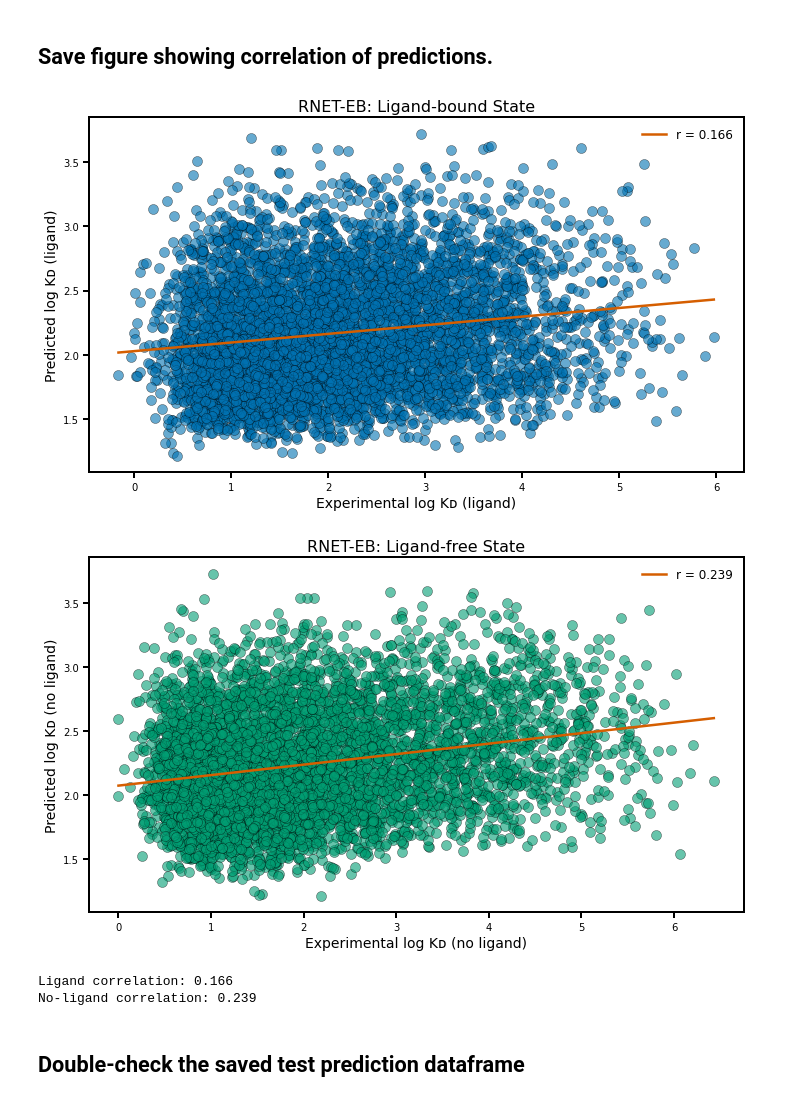
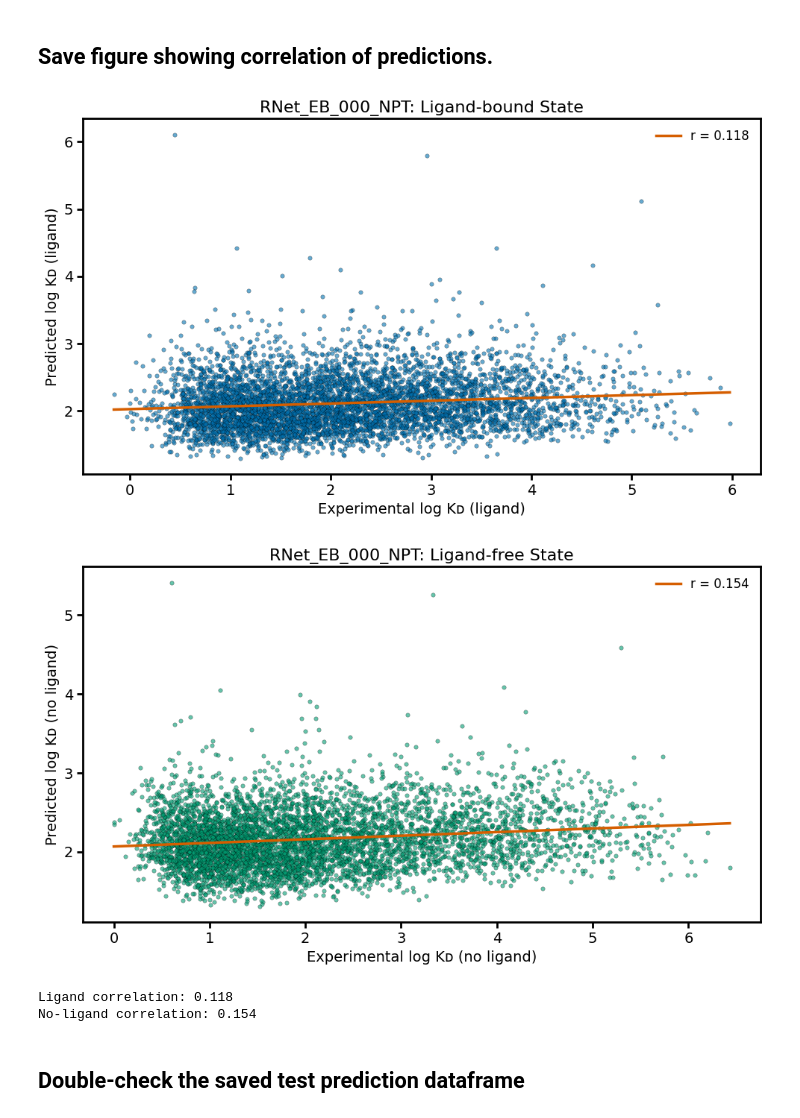
Before and after one commit to georgiagracetully/RNET-EB, a Jupyter notebook: testing_nbs/RibonanzaNet_EB_RS_Testing_000-NPT.ipynb, the cells around one changed output. Saved outputs shown, nothing was run; the diff lists cells and outputs as text; code cells hidden in the pictures.

Commit message:
updating nbs, data, and results

```diff
--- a/testing_nbs/RibonanzaNet_EB_RS_Testing_000-NPT.ipynb
+++ b/testing_nbs/RibonanzaNet_EB_RS_Testing_000-NPT.ipynb
@@ -88,12 +105,13 @@ constructing 9 ConvTransformerEncoderLayers
 criterion = torch.nn.L1Loss()
 # %%
 checkpoint_path = os.path.join(os.environ['RNETEB_PATH'],
-                               'results/checkpoints/RNET_EB_000_NPT_best_checkpoint.pt')
+                               'results/checkpoints/RNETEB_000_NPT/RNET_EB_000_NPT_best_checkpoint.pt')
 
 test_data_with_preds, test_loss, checkpoint_info = test_from_checkpoint(
     checkpoint_path=checkpoint_path,
     test_df=test_df,
     model=model,
+    model_name='RNet_EB_000_NPT',
     criterion=criterion,
     batch_size=1,
     device='cuda',
@@ -136,18 +154,18 @@ Total test samples: 5341
 ## Save figure showing correlation of predictions.
 # %%
 correlations = plot_prediction_comparison(
-    test_data_with_preds,
-    save_dir= os.environ['RNETEB_PATH'] + '/results/figures/RNETEB_000_NPT',
+    test_data_with_preds, model_name = 'RNet_EB_000_NPT',
+    save_dir= os.environ['RNETEB_PATH'] + '/results/figures/RNETEB_000_NPT/test_pred_corr_plots',
     show_plots=True
 )
 
 print(f"Ligand correlation: {correlations['correlation_lig']:.3f}")
 print(f"No-ligand correlation: {correlations['correlation_nolig']:.3f}")
 # %% [output]
-[figure, old version]
+[figure, new version]
-[figure, old version]
+[figure, new version]
-Ligand correlation: 0.166
-No-ligand correlation: 0.239
+Ligand correlation: 0.118
+No-ligand correlation: 0.154
 # %% [markdown]
 ## Double-check the saved test prediction dataframe
 # %%
```
Also changed, not shown: parts of 4 cells of this notebook, 34 other files.
